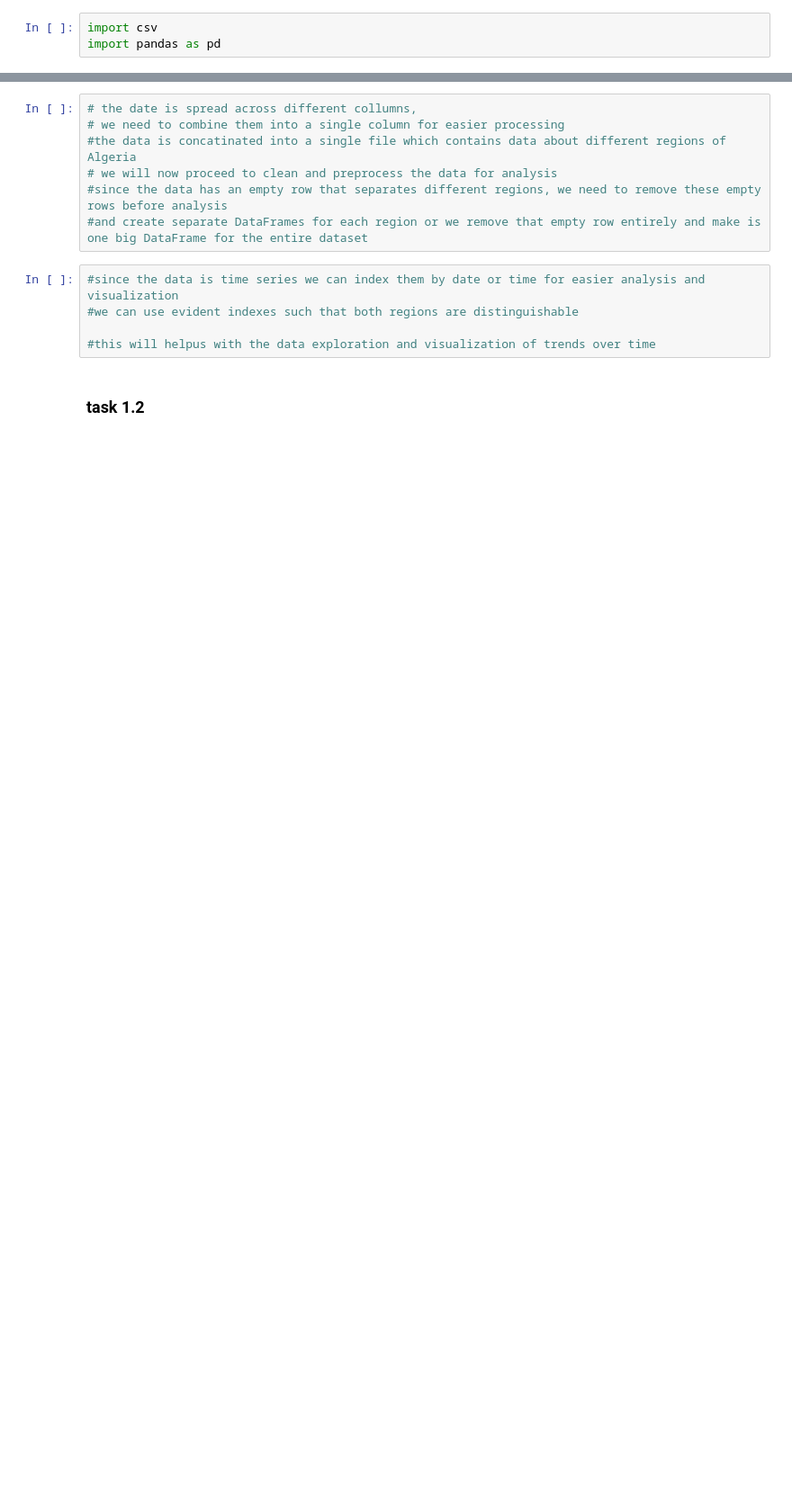
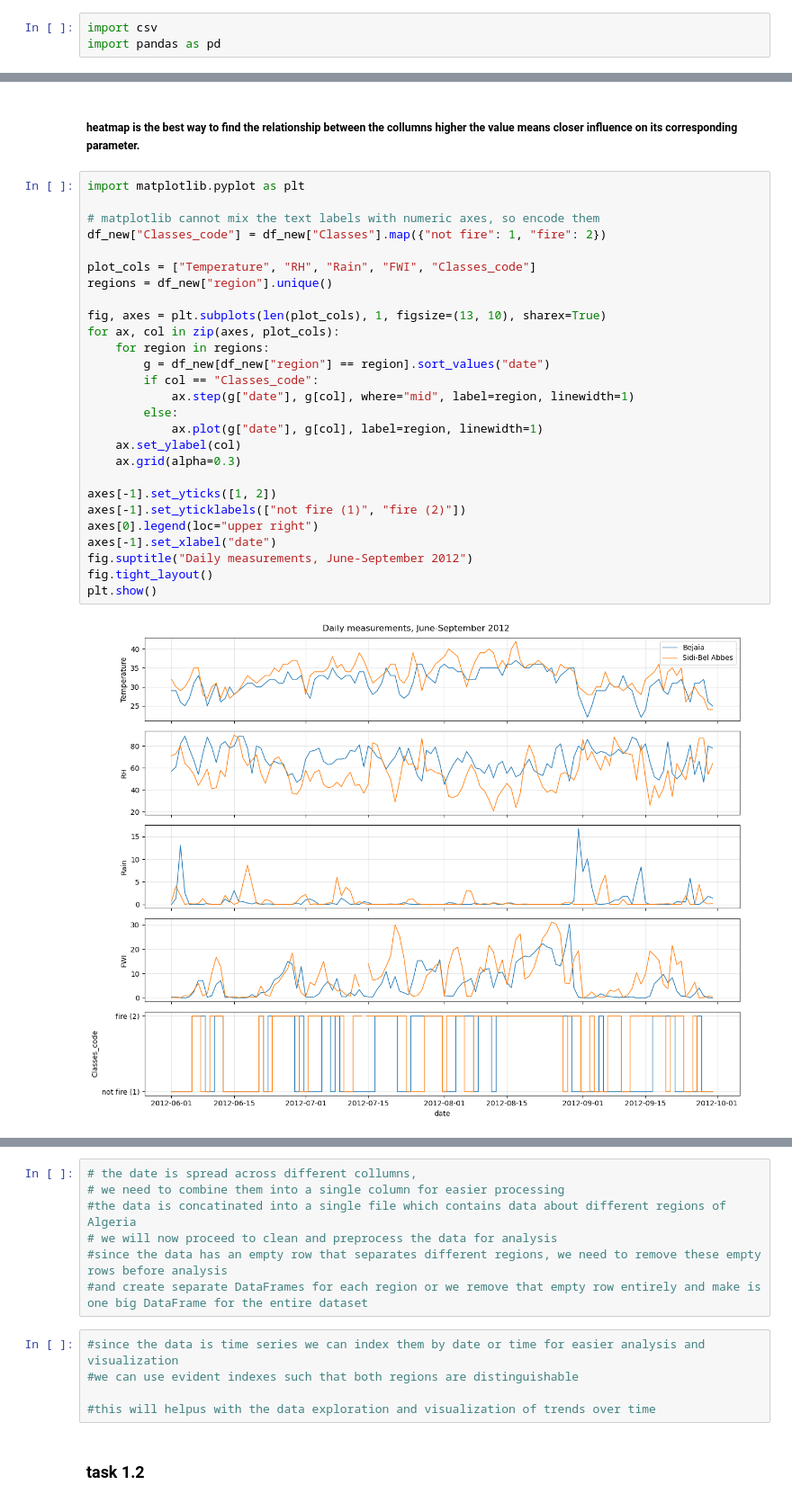
Before and after one commit to vamsik1606/AI_PR_course, a Jupyter notebook: task1_grp19.ipynb, the cells around one changed output, grey strips where cells are left out. Shown at 90% size. Cells and saved outputs as stored; diff of their text form; blank space fills up the shorter version.

```diff
--- a/task1_grp19.ipynb
+++ b/task1_grp19.ipynb
@@ -43,0 +108,31 @@ Classes	Target	Categorical			no'''
+# %% [markdown]
+##### heatmap is the best way to find the relationship between the collumns higher the value means closer influence on its corresponding parameter.
+# %%
+import matplotlib.pyplot as plt
+
+# matplotlib cannot mix the text labels with numeric axes, so encode them
+df_new["Classes_code"] = df_new["Classes"].map({"not fire": 1, "fire": 2})
+
+plot_cols = ["Temperature", "RH", "Rain", "FWI", "Classes_code"]
+regions = df_new["region"].unique()
+
+fig, axes = plt.subplots(len(plot_cols), 1, figsize=(13, 10), sharex=True)
+for ax, col in zip(axes, plot_cols):
+    for region in regions:
+        g = df_new[df_new["region"] == region].sort_values("date")
+        if col == "Classes_code":
+            ax.step(g["date"], g[col], where="mid", label=region, linewidth=1)
+        else:
+            ax.plot(g["date"], g[col], label=region, linewidth=1)
+    ax.set_ylabel(col)
+    ax.grid(alpha=0.3)
+
+axes[-1].set_yticks([1, 2])
+axes[-1].set_yticklabels(["not fire (1)", "fire (2)"])
+axes[0].legend(loc="upper right")
+axes[-1].set_xlabel("date")
+fig.suptitle("Daily measurements, June-September 2012")
+fig.tight_layout()
+plt.show()
+# %% [output]
+[figure, added]
```
Also changed, not shown: parts of 10 cells of this notebook.
